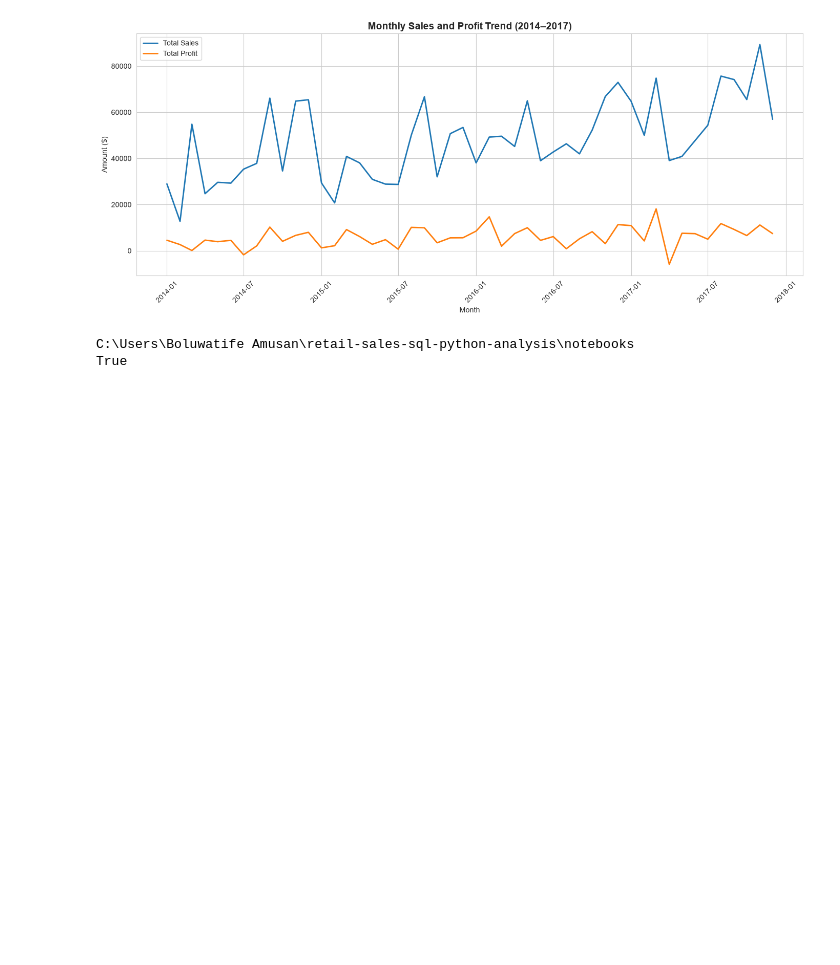
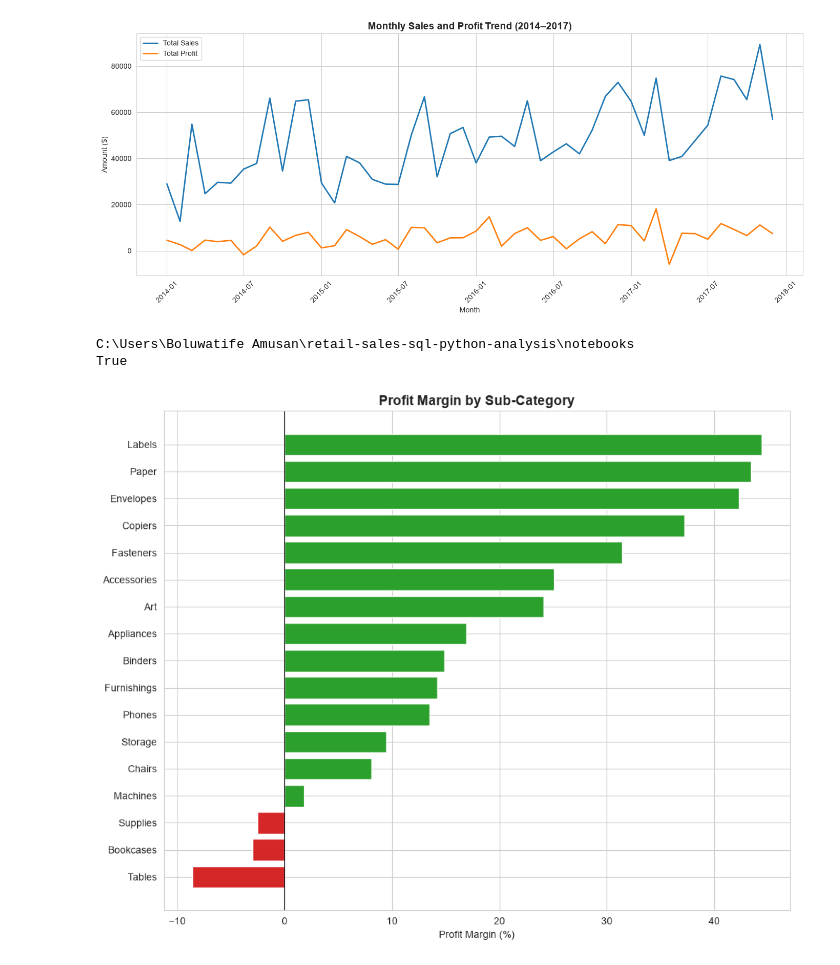
Before and after one commit to bolu-amusan/retail-sales-sql-python-analysis, a Jupyter notebook: notebooks/retail_sales_analysis.ipynb, the cells around one changed output. Cells and saved outputs as stored; diff of their text form; code cells hidden in the pictures; blank space fills up the shorter version.

Commit message:
Add category profit margin chart

```diff
--- a/notebooks/retail_sales_analysis.ipynb
+++ b/notebooks/retail_sales_analysis.ipynb
@@ -109,3 +109,21 @@ print(os.path.exists('../images'))
 # %% [output]
 C:\Users\Boluwatife Amusan\retail-sales-sql-python-analysis\notebooks
 True
+# %%
+df_category_sorted = df_category.sort_values('profit_margin_pct')
+
+fig, ax = plt.subplots(figsize=(10, 8))
+
+colors = ['#d62728' if x < 0 else '#2ca02c' for x in df_category_sorted['profit_margin_pct']]
+
+ax.barh(df_category_sorted['sub_category'], df_category_sorted['profit_margin_pct'], color=colors)
+
+ax.set_title('Profit Margin by Sub-Category', fontsize=14, fontweight='bold')
+ax.set_xlabel('Profit Margin (%)')
+ax.axvline(0, color='black', linewidth=0.8)
+
+plt.tight_layout()
+plt.savefig('../images/category_profit_margin.png', dpi=150)
+plt.show()
+# %% [output]
+[figure, added]
```
Also changed, not shown: 1 other file.
